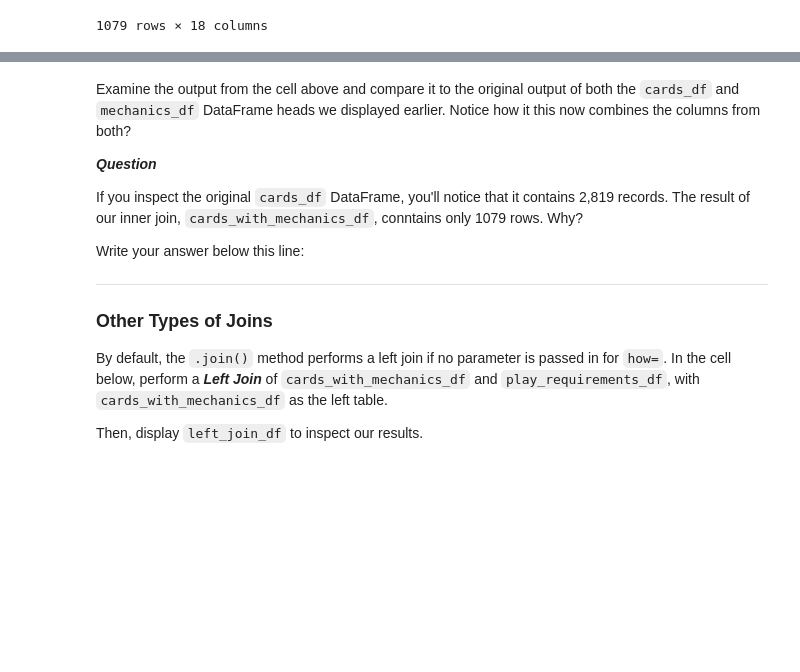
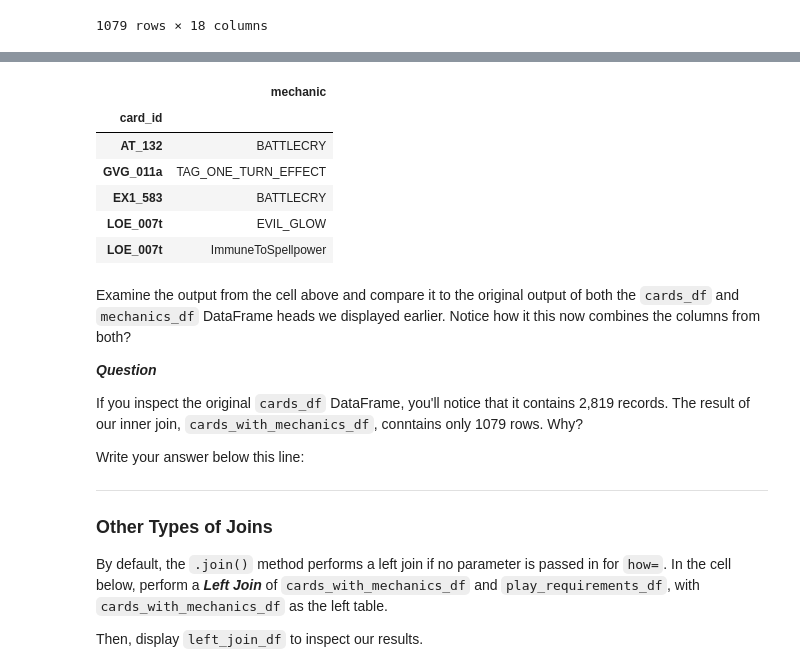
Before and after one commit to dlm6693/dsc-0-04-09-combining-dataframes-lab-nyc-ds-career-031119, a Jupyter notebook: index.ipynb, the cells around one changed output, grey strips where cells are left out. Saved outputs shown, nothing was run; the diff lists cells and outputs as text; code cells hidden in the pictures; blank space fills up the shorter version.

```diff
--- a/index.ipynb
+++ b/index.ipynb
@@ -207,6 +207,16 @@ cards_df.head()
 | BRM_010t2 | DRUID | MINION | Druid of the Flame | BRM | None | 3.0 | 2.0 | 5.0 | COMMON | NaN | ... |
 | AT_132 | NEUTRAL | MINION | Justicar Trueheart | TGT | <b>Battlecry:</b> Replace your st... | 6.0 | 6.0 | 3.0 | LEGENDARY | 1.0 | ... |
 | OG_141 | NEUTRAL | MINION | Faceless Behemoth | OG | None | 10.0 | 10.0 | 10.0 | COMMON | 1.0 | ... |
+# %%
+mechanics_df.head()
+# %% [output]
+|  | mechanic |
+| card_id |  |
+| AT_132 | BATTLECRY |
+| GVG_011a | TAG_ONE_TURN_EFFECT |
+| EX1_583 | BATTLECRY |
+| LOE_007t | EVIL_GLOW |
+| LOE_007t | ImmuneToSpellpower |
 # %% [markdown]
 Examine the output from the cell above and compare it to the original output of both the `cards_df` and `mechanics_df` DataFrame heads we displayed earlier.  Notice how it this now combines the columns from both?
 
```
